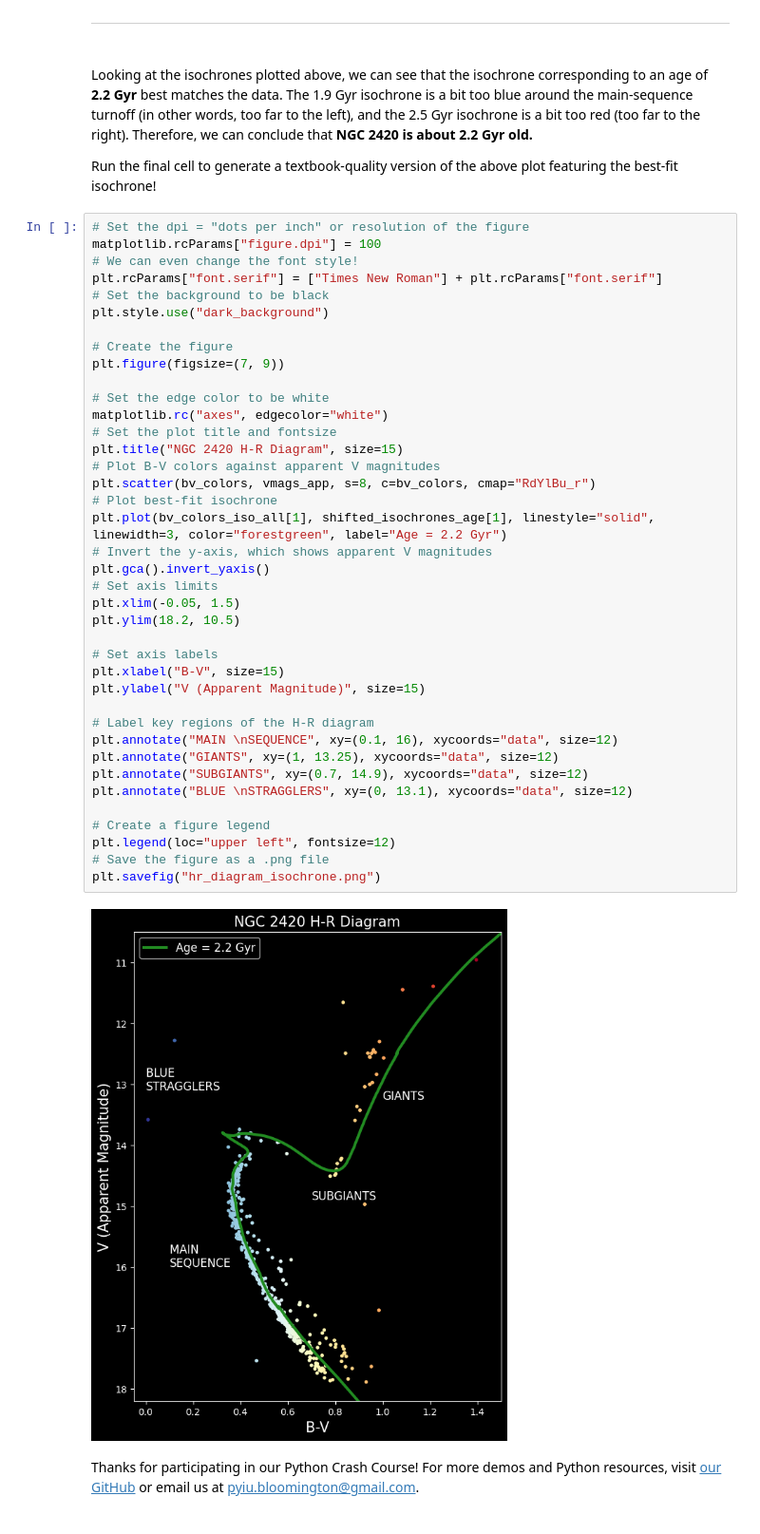
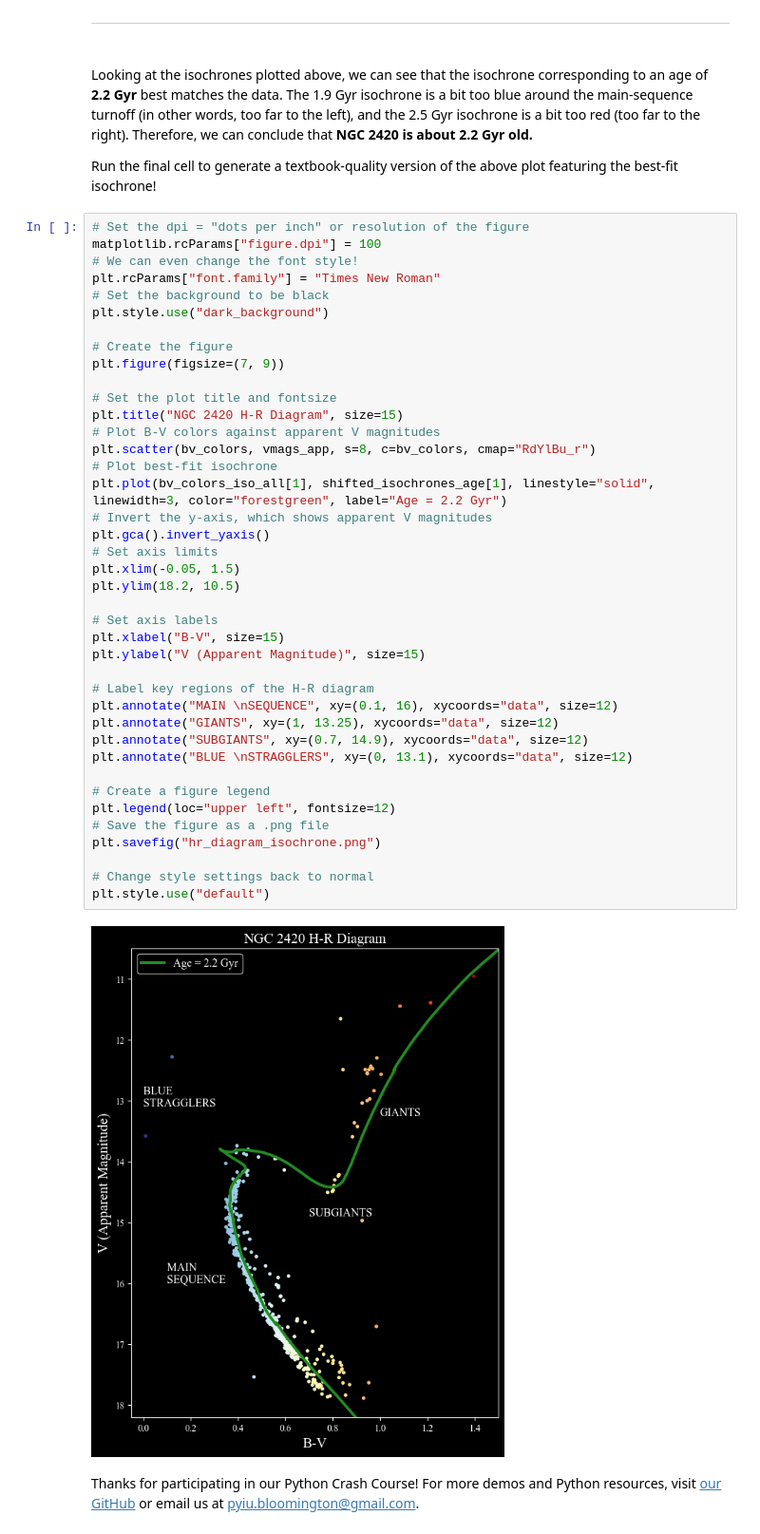
Before and after one commit to BrandonRadzom/pyiu, a Jupyter notebook: crash-course/demo-solutions/hr_diagram_demo_part2_complete.ipynb, the cells around one changed output. Shown at 95% size. Drawn from its saved outputs; the diff is of its cells as text.

Commit message:
Cosmetic fixes, fixing image links, streamlining

```diff
--- a/crash-course/demo-solutions/hr_diagram_demo_part2_complete.ipynb
+++ b/crash-course/demo-solutions/hr_diagram_demo_part2_complete.ipynb
@@ -544,43 +544,44 @@ Run the final cell to generate a textbook-quality version of the above plot feat
 # Set the dpi = "dots per inch" or resolution of the figure
 matplotlib.rcParams["figure.dpi"] = 100
 # We can even change the font style!
-plt.rcParams["font.serif"] = ["Times New Roman"] + plt.rcParams["font.serif"]
+plt.rcParams["font.family"] = "Times New Roman"
 # Set the background to be black
 plt.style.use("dark_background")
 
 # Create the figure
 plt.figure(figsize=(7, 9))
 
-# Set the edge color to be white
-matplotlib.rc("axes", edgecolor="white")
 # Set the plot title and fontsize
 plt.title("NGC 2420 H-R Diagram", size=15)
 # Plot B-V colors against apparent V magnitudes
 plt.scatter(bv_colors, vmags_app, s=8, c=bv_colors, cmap="RdYlBu_r")
 # Plot best-fit isochrone
 plt.plot(bv_colors_iso_all[1], shifted_isochrones_age[1], linestyle="solid", linewidth=3, color="forestgreen", label="Age = 2.2 Gyr")
 # Invert the y-axis, which shows apparent V magnitudes
 plt.gca().invert_yaxis()
 # Set axis limits
 plt.xlim(-0.05, 1.5)
 plt.ylim(18.2, 10.5)
 
 # Set axis labels
 plt.xlabel("B-V", size=15)
 plt.ylabel("V (Apparent Magnitude)", size=15)
 
 # Label key regions of the H-R diagram
 plt.annotate("MAIN \nSEQUENCE", xy=(0.1, 16), xycoords="data", size=12)
 plt.annotate("GIANTS", xy=(1, 13.25), xycoords="data", size=12)
 plt.annotate("SUBGIANTS", xy=(0.7, 14.9), xycoords="data", size=12)
 plt.annotate("BLUE \nSTRAGGLERS", xy=(0, 13.1), xycoords="data", size=12)
 
 # Create a figure legend
 plt.legend(loc="upper left", fontsize=12)
 # Save the figure as a .png file
 plt.savefig("hr_diagram_isochrone.png")
+
+# Change style settings back to normal
+plt.style.use("default")
 # %% [output]
-[figure, old version]
+[figure, new version]
 # %% [markdown]
 Thanks for participating in our Python Crash Course! For more demos and Python resources, visit [our GitHub](https://github.com/BrandonRadzom/pyiu) or email us at pyiu.bloomington@gmail.com.
 # %% [markdown]
```
Also changed, not shown: parts of 1 cell of this notebook, 7 other files.
